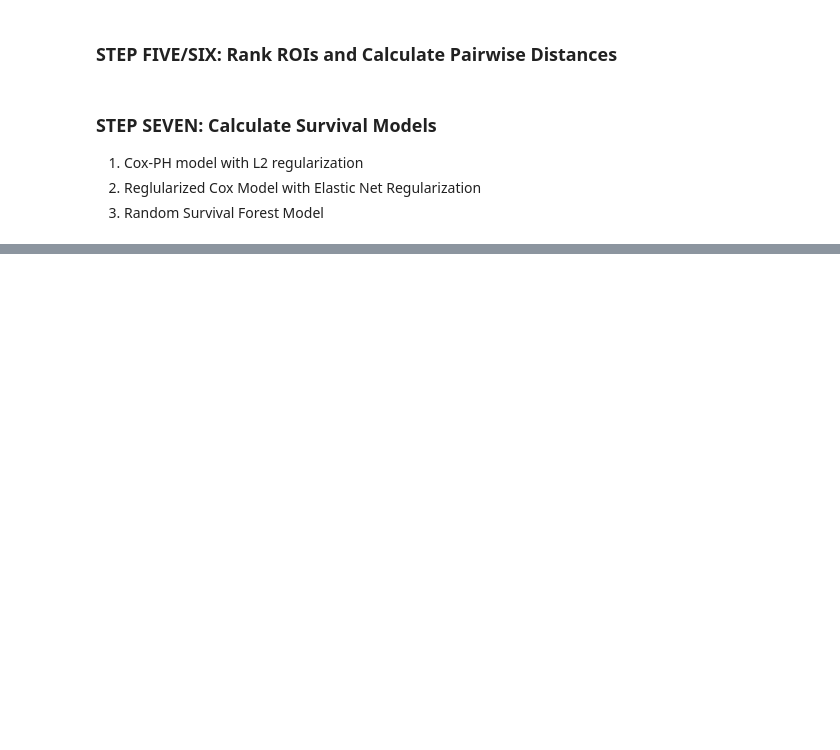
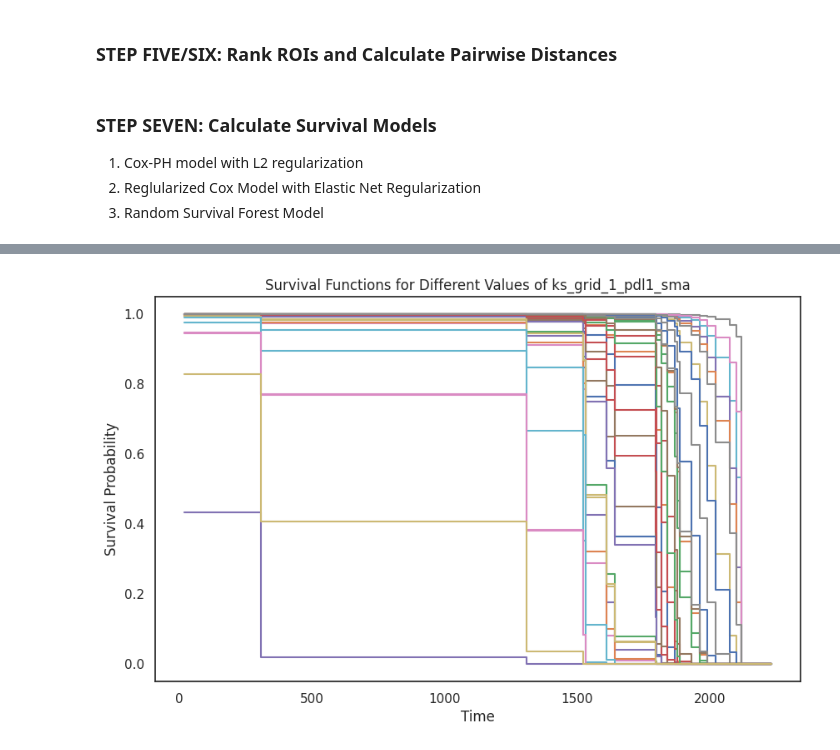
Before and after one commit to emmachancellor/ExtendedCorrelationFunctions_ECD, a Jupyter notebook: tcm_cph_model.ipynb, the cells around one changed output, grey strips where cells are left out. Drawn from its saved outputs; the diff is of its cells as text; code cells hidden in the pictures; blank space fills up the shorter version.

```diff
--- a/tcm_cph_model.ipynb
+++ b/tcm_cph_model.ipynb
@@ -328,0 +278,27 @@ distance_list: [['0.0'], ['28776.79830485364'], ['0.0'], ['0.0'], ['0.0'], ['0.0
+# %%
+# Plot survival functions for different covariate values
+def plot_survival_function(model, covariates, covariate_name, values):
+    fig, ax = plt.subplots(figsize=(10, 6))
+    for value in values:
+        # Create a copy of the covariates and set the specific covariate to the given value
+        covariates_copy = covariates.copy()
+        covariates_copy[covariate_name] = value
+        covariates_transformed = scaler.transform(covariates_copy)
+
+        # Predict survival function
+        survival_function = model.predict_survival_function(covariates_transformed)
+
+        # Plot survival function
+        for fn in survival_function:
+            ax.step(fn.x, fn(fn.x), where="post", label=f"{covariate_name}={value}")
+
+    ax.set_xlabel("Time")
+    ax.set_ylabel("Survival Probability")
+    #ax.legend()
+    plt.title(f"Survival Functions for Different Values of {covariate_name}")
+    plt.show()
+
+# Example: Plot survival functions for a covariate 'ks1'
+plot_survival_function(coxph_model.named_steps['coxphsurvivalanalysis'], covariates, 'ks_grid_1_pdl1_sma', [0.2])
+# %% [output]
+[figure, added]
```
Also changed, not shown: parts of 13 cells of this notebook, 1 other file.
